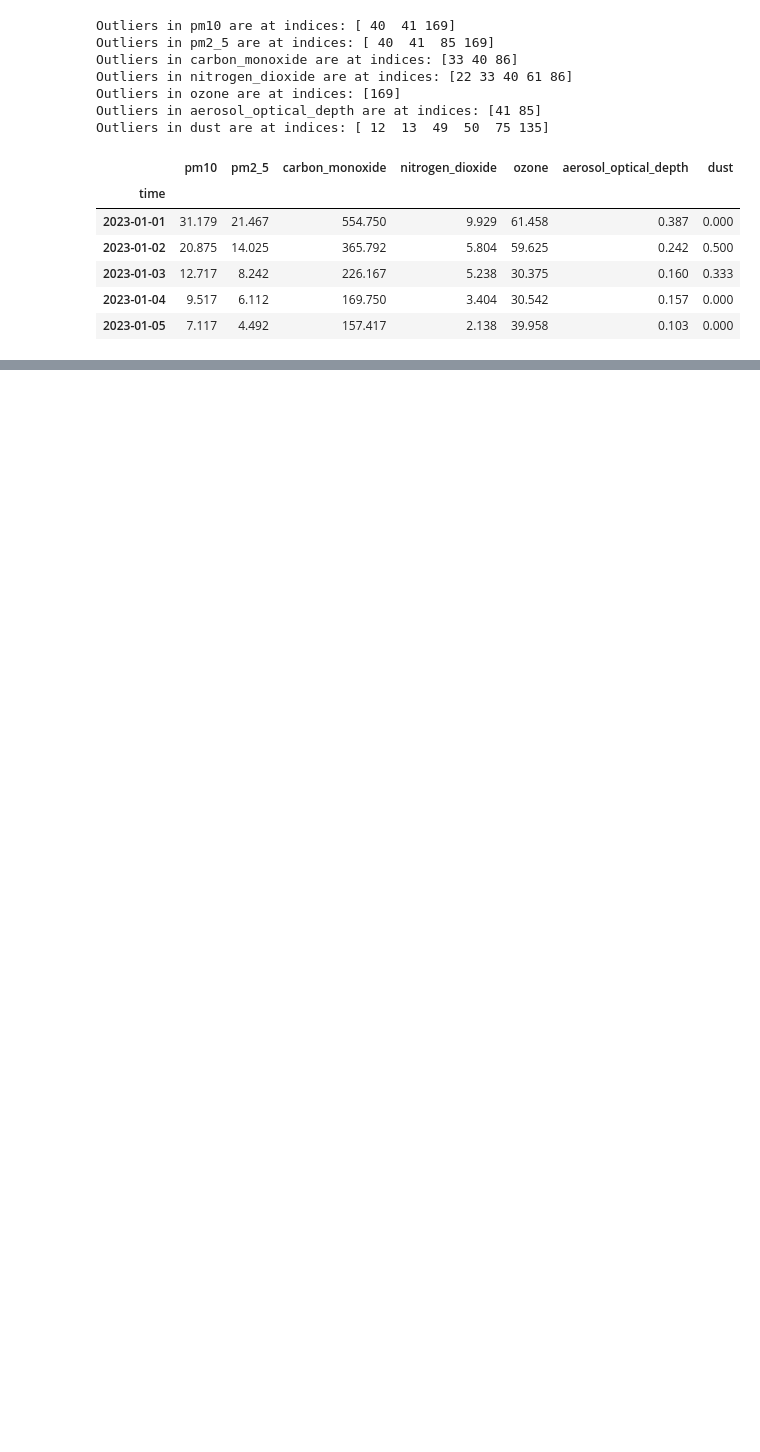
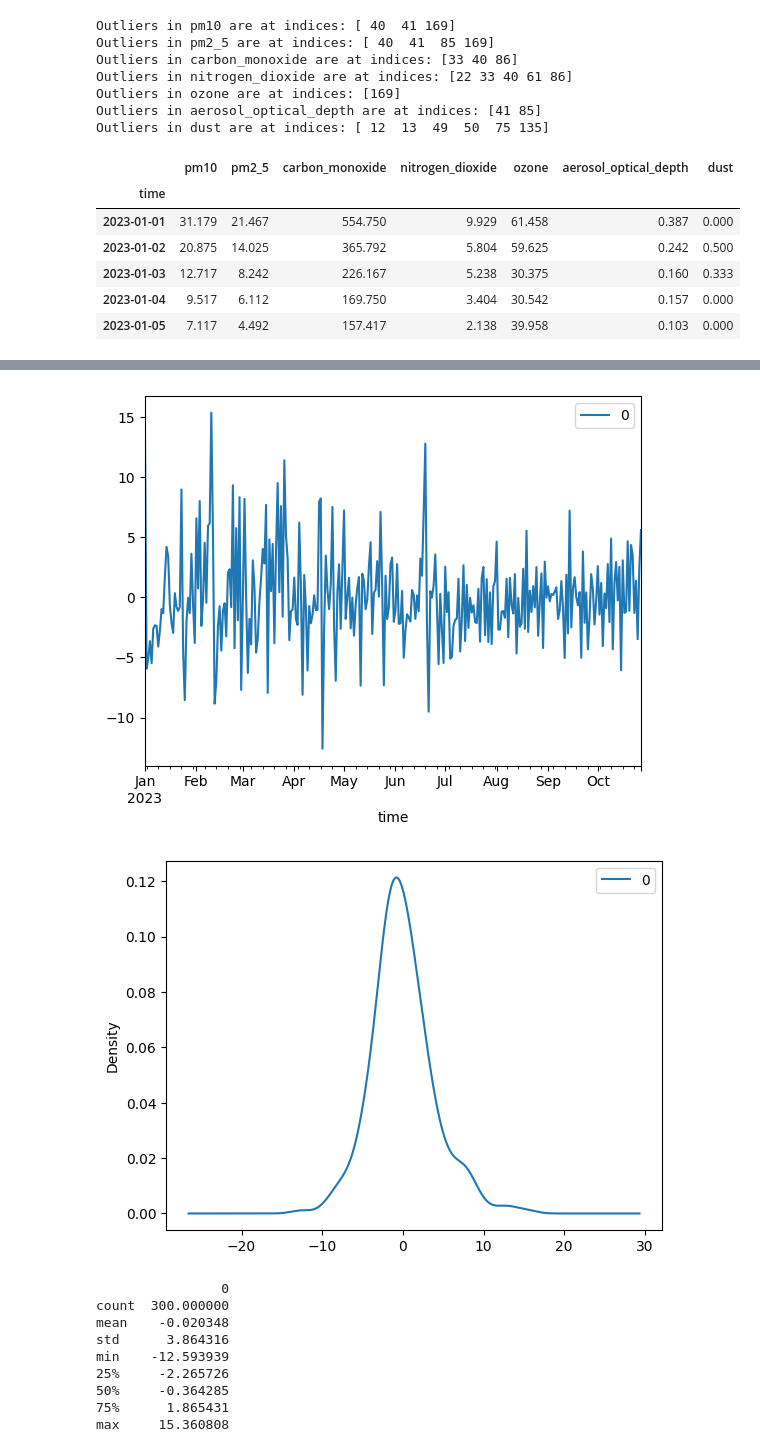
Before and after one commit to kayabaakihiko13/Scrapping_And_Analitic_OpenMeto, a Jupyter notebook: jupyter/test.ipynb, the cells around one changed output, grey strips where cells are left out. Cells and saved outputs as stored; diff of their text form; code cells hidden in the pictures; blank space fills up the shorter version.

```diff
--- a/jupyter/test.ipynb
+++ b/jupyter/test.ipynb
@@ -381,0 +413,23 @@ result
+# %%
+alpha = 0.05
+
+# Initialize d = 0
+d = 0
+
+# Lakukan differencing sampai data menjadi stasioner
+while True:
+    # Terapkan differencing pada data
+    data_diff = times_series_df["pm10"].diff(periods=1).dropna()
+
+    # Uji stasioneritas menggunakan ADF
+    result = sm.tsa.adfuller(data_diff)
+
+    # Ambil nilai p-value dari hasil uji ADF
+    p_value = result[1]
+
+    # Cek apakah data sudah stasioner
+    if p_value < alpha:
+        break  # Keluar dari loop jika data sudah stasioner
+
+    # Tambahkan 1 ke d
+    d += 1
@@ -381,0 +499,7 @@ result
+# %%
+p_value = best_result["pm10"]["Best p"]
+q_value = best_result["pm10"]["Best q"]
+d_value = best_result["pm10"]["Best d"]
+arima_model = ARITMA(p_value, q_value, d_value)
+model_results = arima_model.fit_arima_model(times_series_df["pm10"])
+model_results.summary()
@@ -382,3 +528,24 @@ result
+# %%
+residuals = pd.DataFrame(model_results.resid)
+residuals.plot()
+plt.show()
+# density plot of residuals
+residuals.plot(kind='kde')
+plt.show()
+# summary stats of residuals
+print(residuals.describe())
+# %% [output]
+[figure, added]
+[figure, added]
+                0
+count  300.000000
+mean    -0.020348
+std      3.864316
+min    -12.593939
+25%     -2.265726
+50%     -0.364285
+75%      1.865431
+max     15.360808
 # %% [markdown]
 # Reference
 
```
Also changed, not shown: parts of 26 cells of this notebook, 3 other files.
